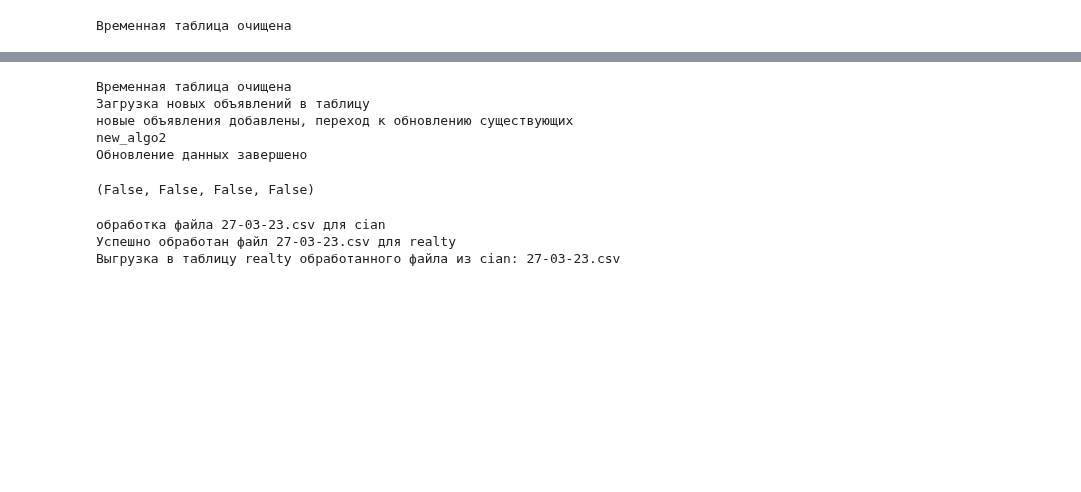
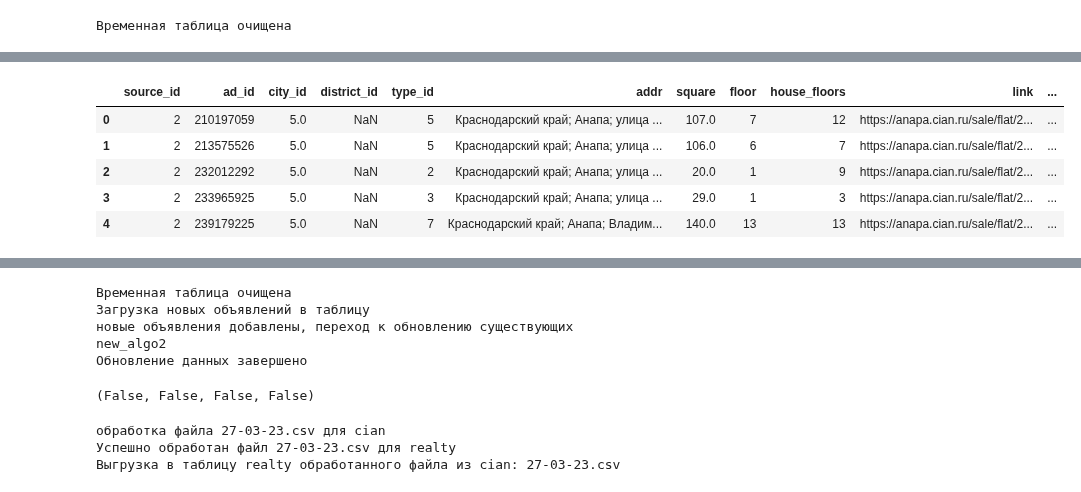
Before and after one commit to Nedvizhka/yadisk_loader, a Jupyter notebook: dev_check_jupyter/Untitled.ipynb, the cells around one changed output, grey strips where cells are left out. Saved outputs shown, nothing was run; the diff lists cells and outputs as text; code cells hidden in the pictures; blank space fills up the shorter version.

```diff
--- a/dev_check_jupyter/Untitled.ipynb
+++ b/dev_check_jupyter/Untitled.ipynb
@@ -148,0 +167,9 @@ con_obj.close()
+# %%
+df_cian_realty.head(5)
+# %% [output]
+|  | source_id | ad_id | city_id | district_id | type_id | addr | square | floor | house_floors | link | ... |
+| 0 | 2 | 210197059 | 5.0 | NaN | 5 | Краснодарский край; Анапа; улица ... | 107.0 | 7 | 12 | https://anapa.cian.ru/sale/flat/2... | ... |
+| 1 | 2 | 213575526 | 5.0 | NaN | 5 | Краснодарский край; Анапа; улица ... | 106.0 | 6 | 7 | https://anapa.cian.ru/sale/flat/2... | ... |
+| 2 | 2 | 232012292 | 5.0 | NaN | 2 | Краснодарский край; Анапа; улица ... | 20.0 | 1 | 9 | https://anapa.cian.ru/sale/flat/2... | ... |
+| 3 | 2 | 233965925 | 5.0 | NaN | 3 | Краснодарский край; Анапа; улица ... | 29.0 | 1 | 3 | https://anapa.cian.ru/sale/flat/2... | ... |
+| 4 | 2 | 239179225 | 5.0 | NaN | 7 | Краснодарский край; Анапа; Владим... | 140.0 | 13 | 13 | https://anapa.cian.ru/sale/flat/2... | ... |
```
Also changed, not shown: parts of 12 cells of this notebook, 1 other file.
